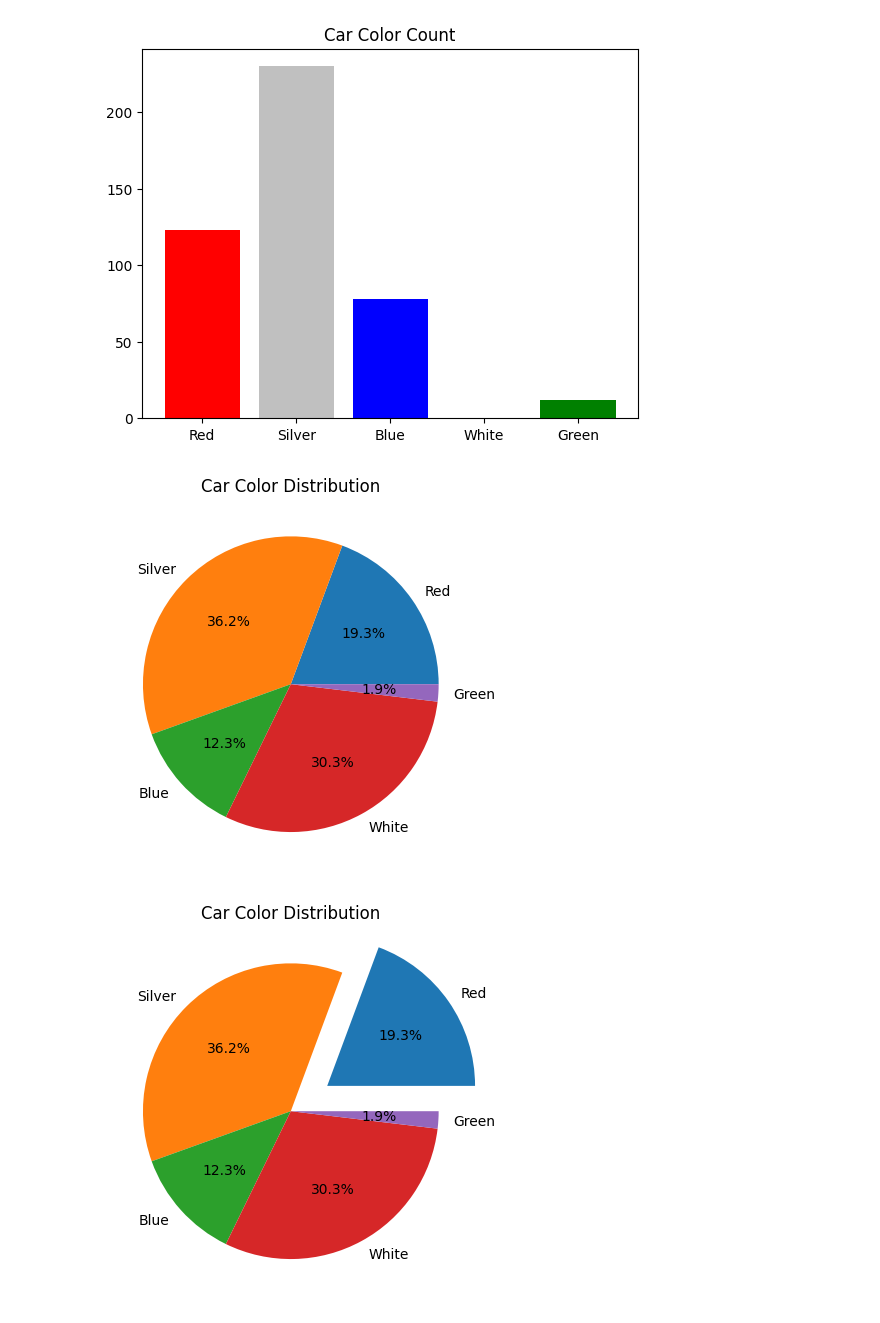
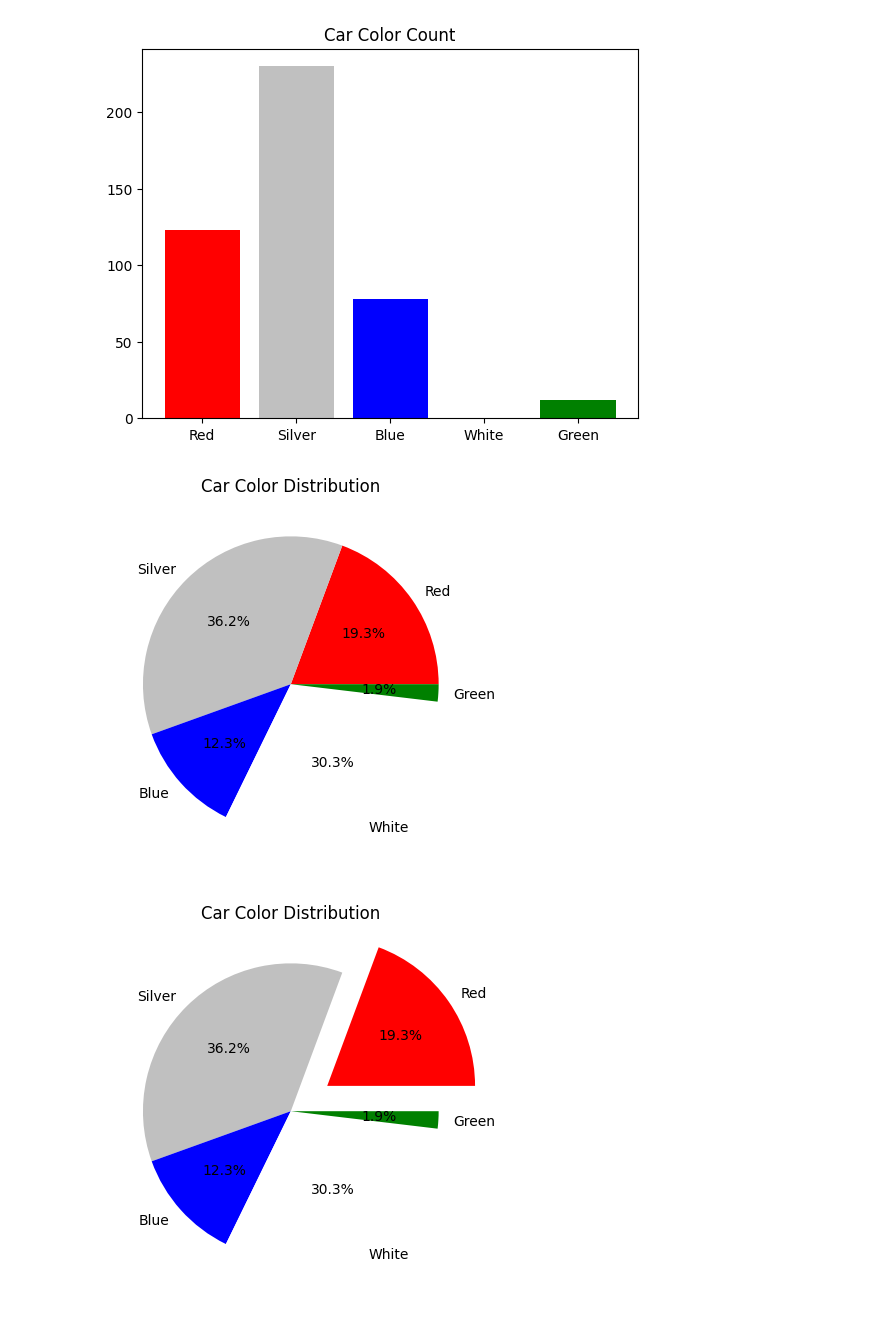
Before and after one commit to np03cy4a250023-gif/ComputationalMaths, a Jupyter notebook: workshop4.ipynb, the cells around one changed output. Drawn from its saved outputs; the diff is of its cells as text; code cells hidden in the pictures.

```diff
--- a/workshop4.ipynb
+++ b/workshop4.ipynb
@@ -205,17 +205,24 @@ plt.show()
 [figure]
 # %%
 #e)
-plt.pie(values, labels=cars, autopct='%1.1f%%')
+import matplotlib.pyplot as plt
+
+colors = ["red", "silver", "blue", "white", "green"]
+
+plt.pie(values, labels=cars, colors=colors, autopct='%1.1f%%')
 plt.title("Car Color Distribution")
 plt.show()
 # %% [output]
-[figure, old version]
+[figure, new version]
 # %%
 #f)
+import matplotlib.pyplot as plt
+
+colors = ["red", "silver", "blue", "white", "green"]
 myexplode = [0.3, 0, 0, 0, 0]
 
-plt.pie(values, labels=cars, explode=myexplode, autopct='%1.1f%%')
+plt.pie(values, labels=cars, colors=colors, explode=myexplode, autopct='%1.1f%%')
 plt.title("Car Color Distribution")
 plt.show()
 # %% [output]
-[figure, old version]
+[figure, new version]
```
